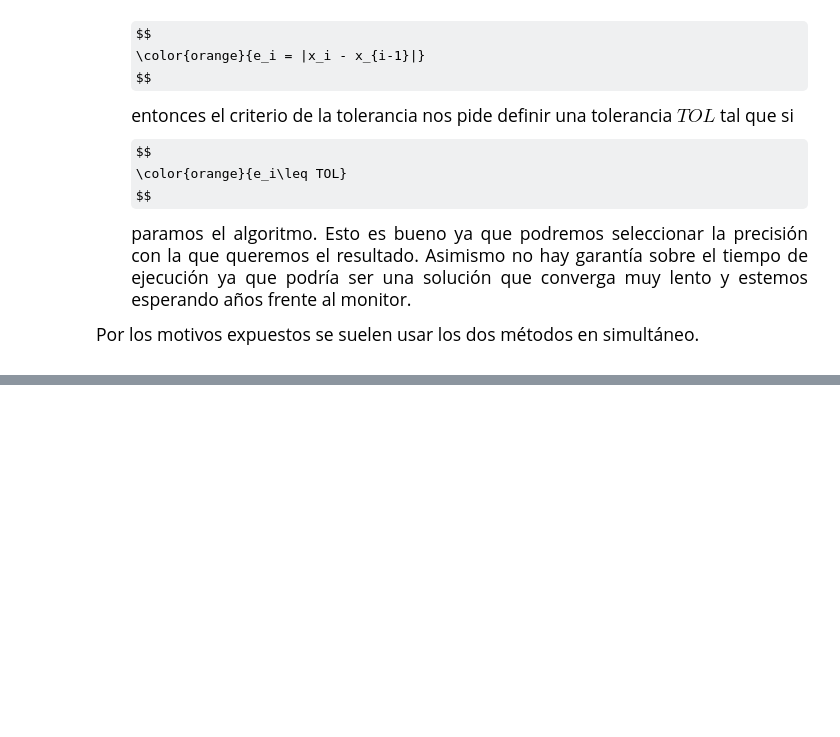
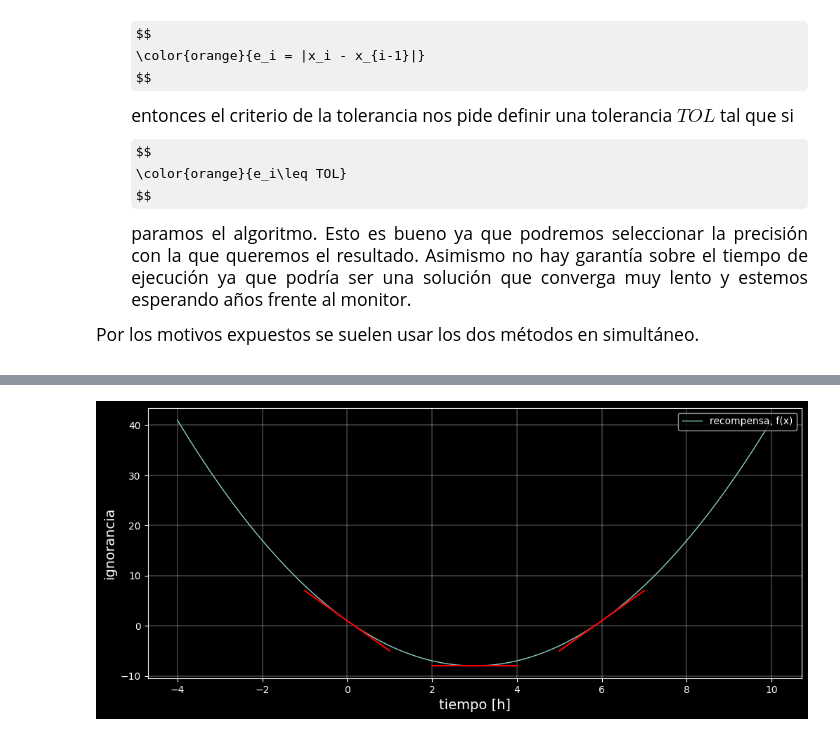
Before and after one commit to SunFanton/python-courses, a Jupyter notebook: maths-for-ai/5_Optimizacion/Optimizacion.ipynb, the cells around one changed output, grey strips where cells are left out. Saved outputs shown, nothing was run; the diff lists cells and outputs as text; code cells hidden in the pictures; some formulas as TeX source; blank space fills up the shorter version.

```diff
--- a/maths-for-ai/5_Optimizacion/Optimizacion.ipynb
+++ b/maths-for-ai/5_Optimizacion/Optimizacion.ipynb
@@ -149,13 +149,13 @@ $$
 f, x = sp.symbols('f, x')
 f = -(x-3)**2 + 8
 
-deriv_f = sp.diff(f)
+deriv_reward = sp.diff(f)
 
 f_for_numpy = sp.lambdify(x, f, "numpy")
 y_r = f_for_numpy(x_r)
 
-deriv_f_for_numpy = sp.lambdify(x, deriv_f, "numpy")
-deriv_y_r = deriv_f_for_numpy(x_r)
+deriv_reward_for_numpy = sp.lambdify(x, deriv_reward, "numpy")
+deriv_y_r = deriv_reward_for_numpy(x_r)
 
 # Ejemplo más acotado (por ser sencilla la funcion)
 # deriv_reward = lambda x: -2*(x-3)
@@ -813,0 +834,18 @@ Por los motivos expuestos se suelen usar los dos métodos en simultáneo.
+# %%
+fig = plt.figure(figsize=(12,5))
+plt.plot(x_r,-y_r,linewidth=1, label="recompensa, f(x)")
+plt.xlabel("tiempo [h]", fontsize=14)
+plt.ylabel("ignorancia", fontsize=14)
+plt.grid(linewidth=0.3)
+plt.legend(loc=1)
+
+x_test = np.array([0,3,6])
+slopes = -deriv_reward_for_numpy(x_test)
+rewards = -reward(x_test)
+
+
+xx = np.linspace(-1,1,50)
+for x_t,s,r in zip(x_test, slopes, rewards):
+    plt.plot(x_t+xx, s*xx+r, c='r',)
+# %% [output]
+[figure, added]
```
Also changed, not shown: parts of 19 cells of this notebook, 1 other file.
